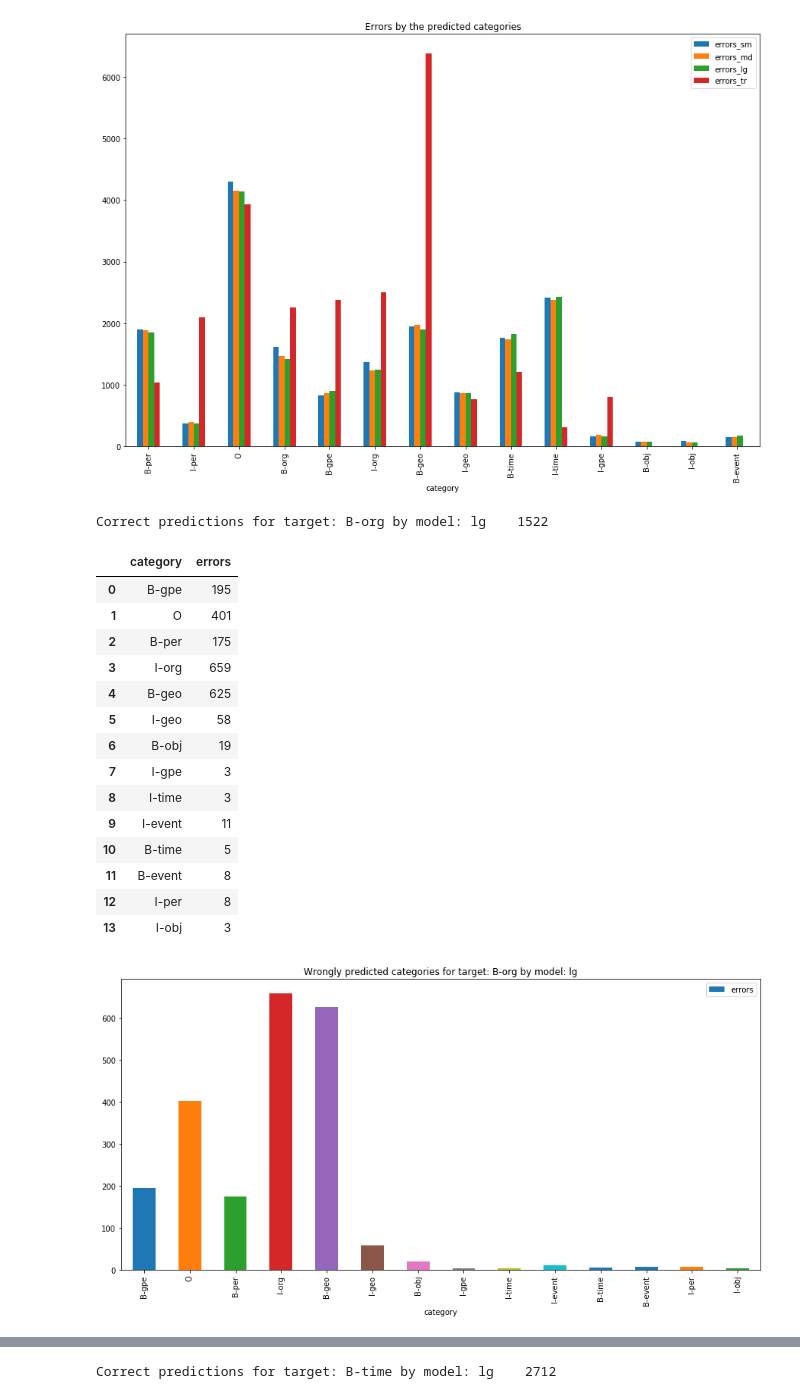
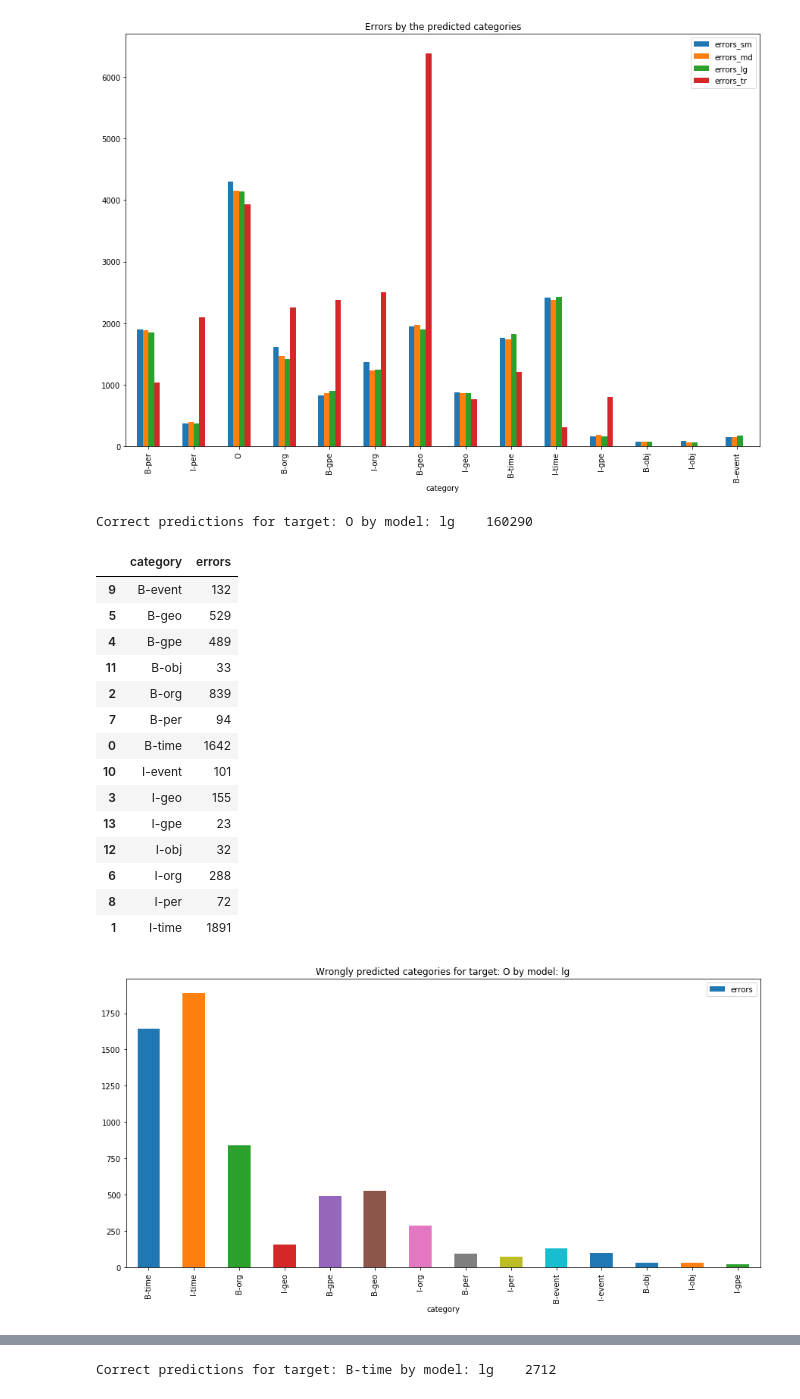
Before and after one commit to krisztianbenda/text_enrichment, a Jupyter notebook: notebooks/Evaluation.ipynb, the cells around one changed output, grey strips where cells are left out. Drawn from its saved outputs; the diff is of its cells as text; code cells hidden in the pictures.

```diff
--- a/notebooks/Evaluation.ipynb
+++ b/notebooks/Evaluation.ipynb
@@ -9,7 +9,8 @@ import matplotlib
 sm_data = pd.read_csv("../datasets/TrainNER_Pred_en_core_web_sm.csv", sep=';', encoding='utf-8')
 md_data = pd.read_csv("../datasets/TrainNER_Pred_en_core_web_md.csv", sep=';', encoding='utf-8')
 lg_data = pd.read_csv("../datasets/TrainNER_Pred_en_core_web_lg.csv", sep=';', encoding='utf-8')
-train_data = pd.read_csv("../datasets/TrainingPrediction.csv", sep=',', encoding='cp1250')
+# train_data = pd.read_csv("../datasets/TrainingPrediction.csv", sep=',', encoding='cp1250')
+train_data = pd.read_csv("../datasets/TrainingPrediction3.csv", sep=';', encoding='cp1250')
 models = ['sm','md','lg','tr']
 # %%
 sm_data.head()
@@ -153,9 +155,12 @@ plt.show()
 # %%
 errs_by_target = []
 errs_by_model = []
+targets = []
 for cat in df['Target'].unique():
     row_t = [cat]
     row_m = [cat]
+    n = df.loc[(df['Target'] == cat)].shape[0]
+    row = [cat,n]
     for model in models:
         n = df.loc[(df['Target'] == cat) & (df['Target'] != df['Prediction_'+model])].shape[0]
         row_t.append(n)
@@ -163,5 +168,7 @@ for cat in df['Target'].unique():
         row_m.append(n)
     errs_by_target.append(row_t)
     errs_by_model.append(row_m)
+    targets.append(row)
 errs_by_target = pd.DataFrame(errs_by_target[:-2], columns=['category', 'errors_sm', 'errors_md', 'errors_lg', 'errors_tr'])
 errs_by_model = pd.DataFrame(errs_by_model[:-2], columns=['category', 'errors_sm', 'errors_md', 'errors_lg', 'errors_tr'])
+targets = pd.DataFrame(targets[:-2], columns=['entity','number'])
@@ -226,7 +251,7 @@ def show_errors_in_target(target,model):
     errs = pd.DataFrame(errs, columns=['category', 'errors'])
     errs.plot(x='category', y='errors', figsize=(15,7), kind='bar',
                title="Wrongly predicted categories for target: {} by model: {}".format(target, model))
-    return errs
+    return errs.sort_values('category')
 
 def show_errors_in_model(target,model):
     n = df.loc[(df['Target'] == target) & (df['Prediction_'+model] == target)].shape[0]
@@ -264,25 +289,25 @@ def show_errors_in_model_op(target,model):
                title="Target categories for wrong prediction: {} by model: {}".format(target, model))
     return errs
 # %%
-show_errors_in_target('B-org', 'lg')
+show_errors_in_target('O', 'lg')
 # %% [output]
-Correct predictions for target: B-org by model: lg    1522
+Correct predictions for target: O by model: lg    160290
 |  | category | errors |
-| 0 | B-gpe | 195 |
-| 1 | O | 401 |
-| 2 | B-per | 175 |
-| 3 | I-org | 659 |
-| 4 | B-geo | 625 |
-| 5 | I-geo | 58 |
-| 6 | B-obj | 19 |
-| 7 | I-gpe | 3 |
-| 8 | I-time | 3 |
-| 9 | I-event | 11 |
-| 10 | B-time | 5 |
-| 11 | B-event | 8 |
-| 12 | I-per | 8 |
-| 13 | I-obj | 3 |
+| 9 | B-event | 132 |
+| 5 | B-geo | 529 |
+| 4 | B-gpe | 489 |
+| 11 | B-obj | 33 |
+| 2 | B-org | 839 |
+| 7 | B-per | 94 |
+| 0 | B-time | 1642 |
+| 10 | I-event | 101 |
+| 3 | I-geo | 155 |
+| 13 | I-gpe | 23 |
+| 12 | I-obj | 32 |
+| 6 | I-org | 288 |
+| 8 | I-per | 72 |
+| 1 | I-time | 1891 |
-[figure, old version]
+[figure, new version]
 # %%
 show_errors_in_target('B-geo', 'tr')
 # %% [output]
```
Also changed, not shown: parts of 12 cells of this notebook.
